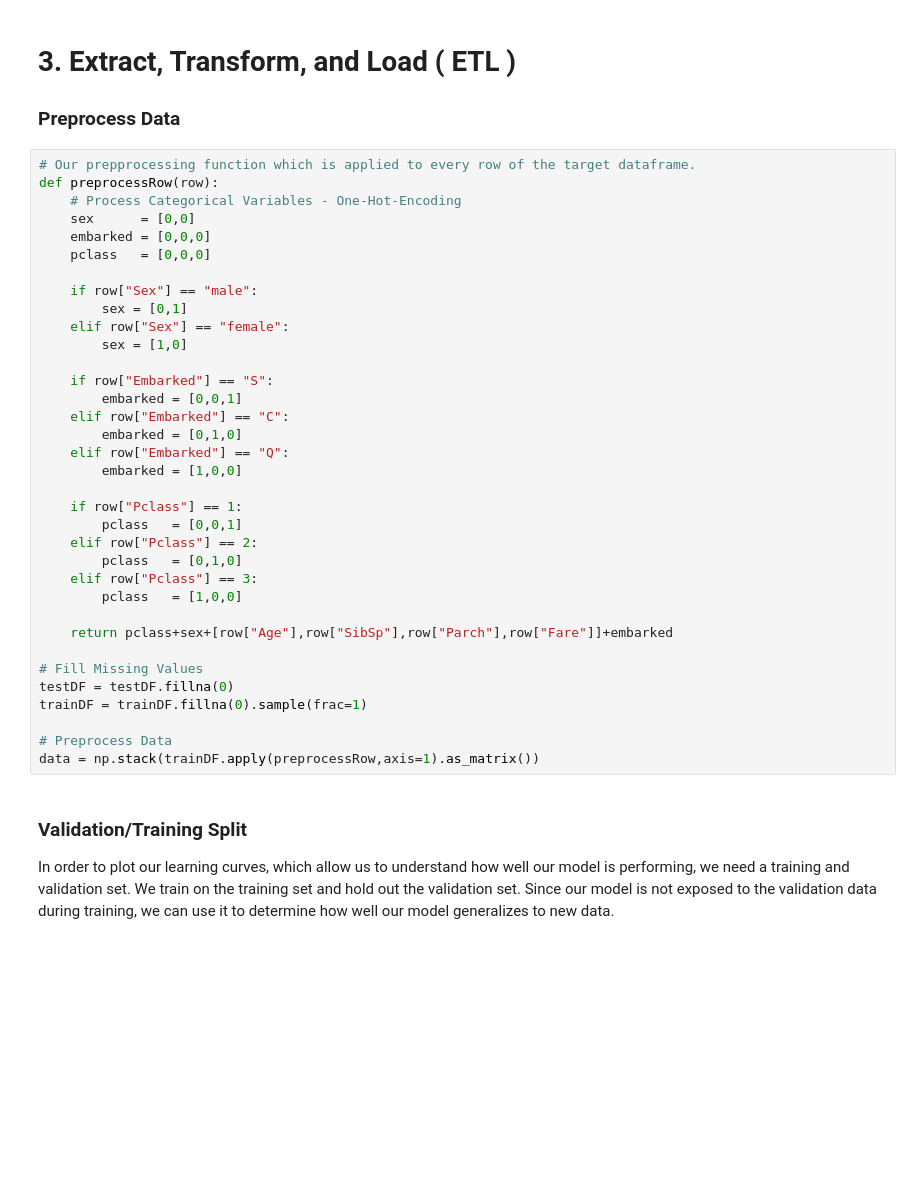
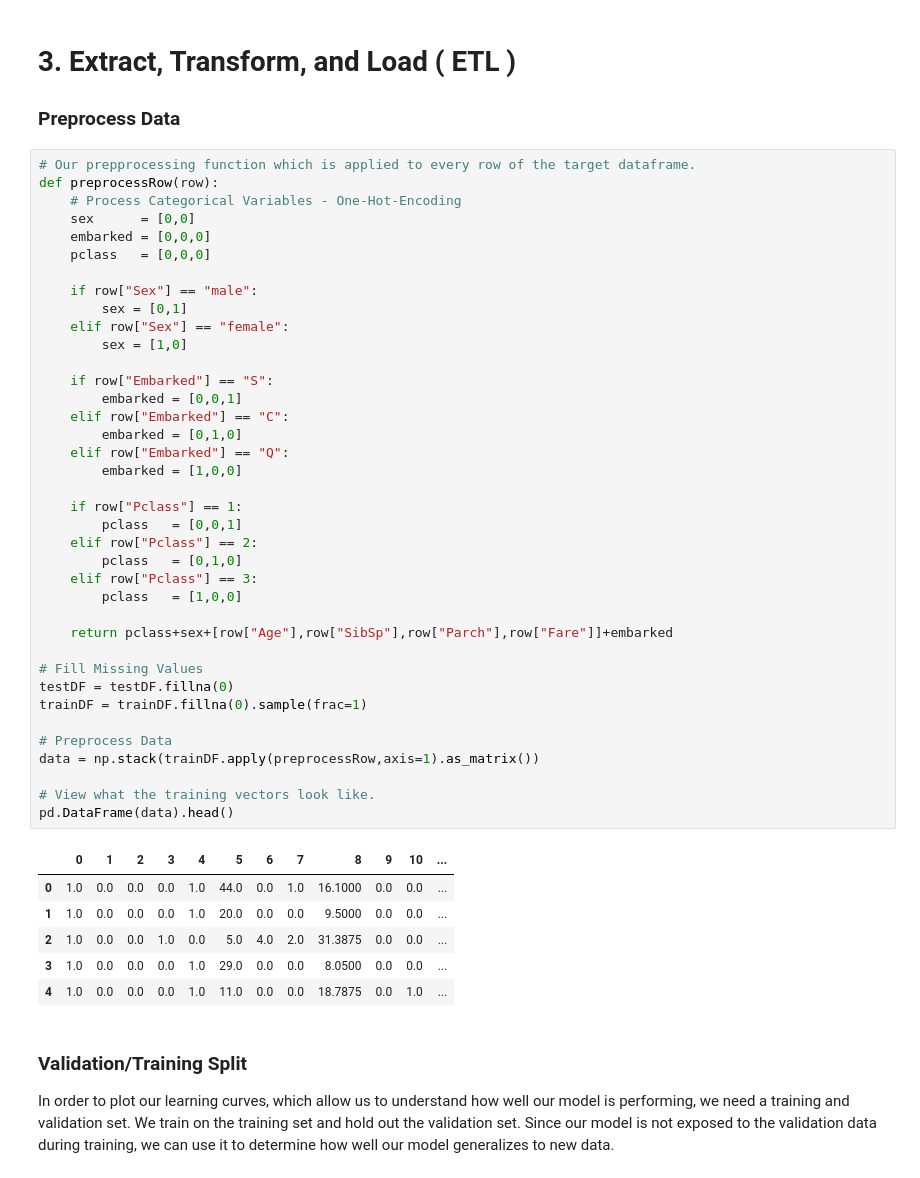
Before and after one commit to Andrewnetwork/Workshop_NeuralNetworksForBeginners_June2018, a Jupyter notebook: NeuralTitanic.ipynb, the cells around one changed output. Saved outputs shown, nothing was run; the diff lists cells and outputs as text; blank space fills up the shorter version.

```diff
--- a/NeuralTitanic.ipynb
+++ b/NeuralTitanic.ipynb
@@ -180,33 +216,43 @@ def preprocessRow(row):
     embarked = [0,0,0]
     pclass   = [0,0,0]
 
     if row["Sex"] == "male":
         sex = [0,1]
     elif row["Sex"] == "female":
         sex = [1,0]
 
     if row["Embarked"] == "S":
         embarked = [0,0,1]
     elif row["Embarked"] == "C":
         embarked = [0,1,0]
     elif row["Embarked"] == "Q":
         embarked = [1,0,0]
 
     if row["Pclass"] == 1:
         pclass   = [0,0,1]
     elif row["Pclass"] == 2:
         pclass   = [0,1,0]
     elif row["Pclass"] == 3:
         pclass   = [1,0,0]
 
     return pclass+sex+[row["Age"],row["SibSp"],row["Parch"],row["Fare"]]+embarked
 
 # Fill Missing Values
 testDF = testDF.fillna(0)
 trainDF = trainDF.fillna(0).sample(frac=1)
 
 # Preprocess Data
 data = np.stack(trainDF.apply(preprocessRow,axis=1).as_matrix())
+
+# View what the training vectors look like.
+pd.DataFrame(data).head()
+# %% [output]
+|  | 0 | 1 | 2 | 3 | 4 | 5 | 6 | 7 | 8 | 9 | 10 | ... |
+| 0 | 1.0 | 0.0 | 0.0 | 0.0 | 1.0 | 44.0 | 0.0 | 1.0 | 16.1000 | 0.0 | 0.0 | ... |
+| 1 | 1.0 | 0.0 | 0.0 | 0.0 | 1.0 | 20.0 | 0.0 | 0.0 | 9.5000 | 0.0 | 0.0 | ... |
+| 2 | 1.0 | 0.0 | 0.0 | 1.0 | 0.0 | 5.0 | 4.0 | 2.0 | 31.3875 | 0.0 | 0.0 | ... |
+| 3 | 1.0 | 0.0 | 0.0 | 0.0 | 1.0 | 29.0 | 0.0 | 0.0 | 8.0500 | 0.0 | 0.0 | ... |
+| 4 | 1.0 | 0.0 | 0.0 | 0.0 | 1.0 | 11.0 | 0.0 | 0.0 | 18.7875 | 0.0 | 1.0 | ... |
 # %% [markdown]
 ### Validation/Training Split
 In order to plot our learning curves, which allow us to understand how well our model is performing, we need a training and validation set. We train on the training set and hold out the validation set. Since our model is not exposed to the validation data during training, we can use it to determine how well our model generalizes to new data.
```
Also changed, not shown: parts of 12 cells of this notebook, 17 other files.
